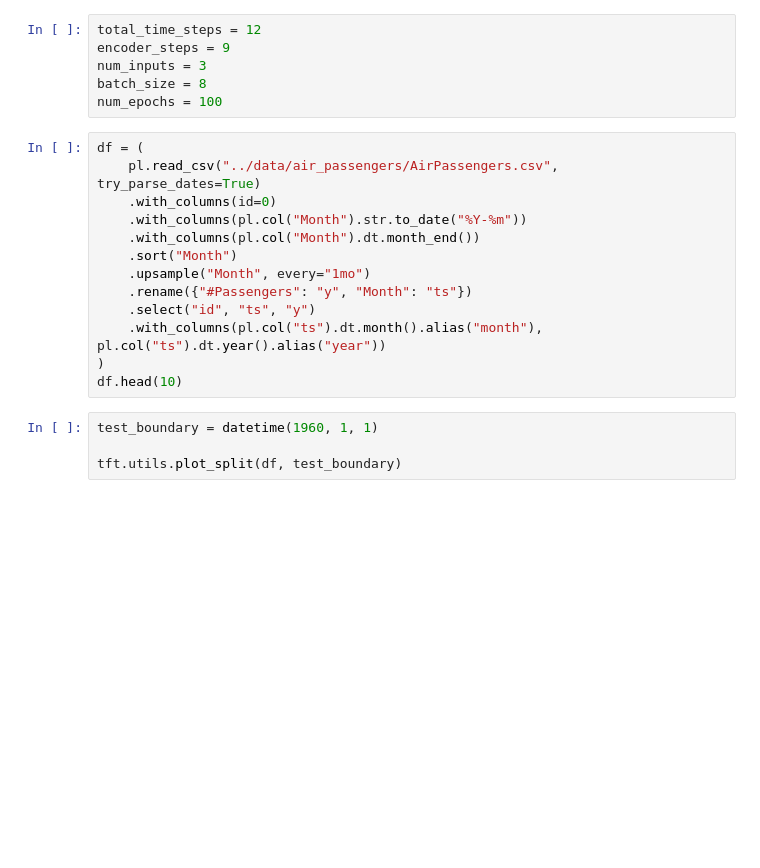
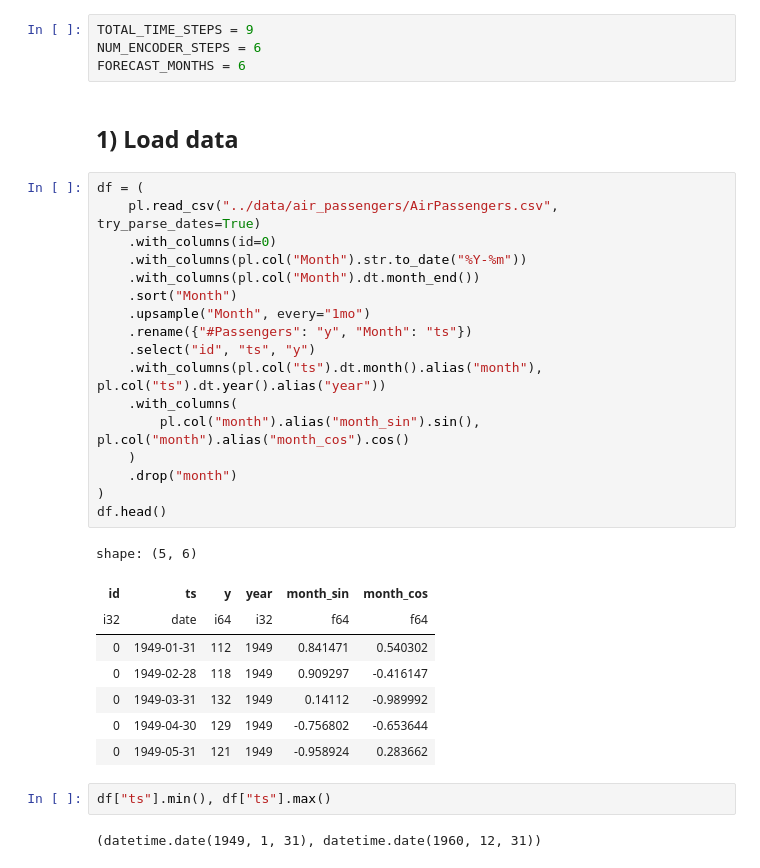
Before and after one commit to aaarrti/temporal_fusion_transformer, a Jupyter notebook: notebooks/air_passengers.ipynb, the cells around one changed output. Saved outputs shown, nothing was run; the diff lists cells and outputs as text; blank space fills up the shorter version.

```diff
--- a/notebooks/air_passengers.ipynb
+++ b/notebooks/air_passengers.ipynb
@@ -22,23 +33,36 @@ hvplot.extension("bokeh")
 # %%
-total_time_steps = 12
-encoder_steps = 9
-num_inputs = 3
-batch_size = 8
-num_epochs = 100
+TOTAL_TIME_STEPS = 9
+NUM_ENCODER_STEPS = 6
+FORECAST_MONTHS = 6
+# %% [markdown]
+## 1) Load data
 # %%
 df = (
     pl.read_csv("../data/air_passengers/AirPassengers.csv", try_parse_dates=True)
     .with_columns(id=0)
     .with_columns(pl.col("Month").str.to_date("%Y-%m"))
     .with_columns(pl.col("Month").dt.month_end())
     .sort("Month")
     .upsample("Month", every="1mo")
     .rename({"#Passengers": "y", "Month": "ts"})
     .select("id", "ts", "y")
     .with_columns(pl.col("ts").dt.month().alias("month"), pl.col("ts").dt.year().alias("year"))
+    .with_columns(
+        pl.col("month").alias("month_sin").sin(), pl.col("month").alias("month_cos").cos()
+    )
+    .drop("month")
 )
-df.head(10)
+df.head()
+# %% [output]
+shape: (5, 6)
+| id | ts | y | year | month_sin | month_cos |
+| i32 | date | i64 | i32 | f64 | f64 |
+| 0 | 1949-01-31 | 112 | 1949 | 0.841471 | 0.540302 |
+| 0 | 1949-02-28 | 118 | 1949 | 0.909297 | -0.416147 |
+| 0 | 1949-03-31 | 132 | 1949 | 0.14112 | -0.989992 |
+| 0 | 1949-04-30 | 129 | 1949 | -0.756802 | -0.653644 |
+| 0 | 1949-05-31 | 121 | 1949 | -0.958924 | 0.283662 |
-# %%
-test_boundary = datetime(1960, 1, 1)
-
-tft.utils.plot_split(df, test_boundary)
+# %%
+df["ts"].min(), df["ts"].max()
+# %% [output]
+(datetime.date(1949, 1, 31), datetime.date(1960, 12, 31))
```
Also changed, not shown: parts of 34 cells of this notebook, 22 other files.
